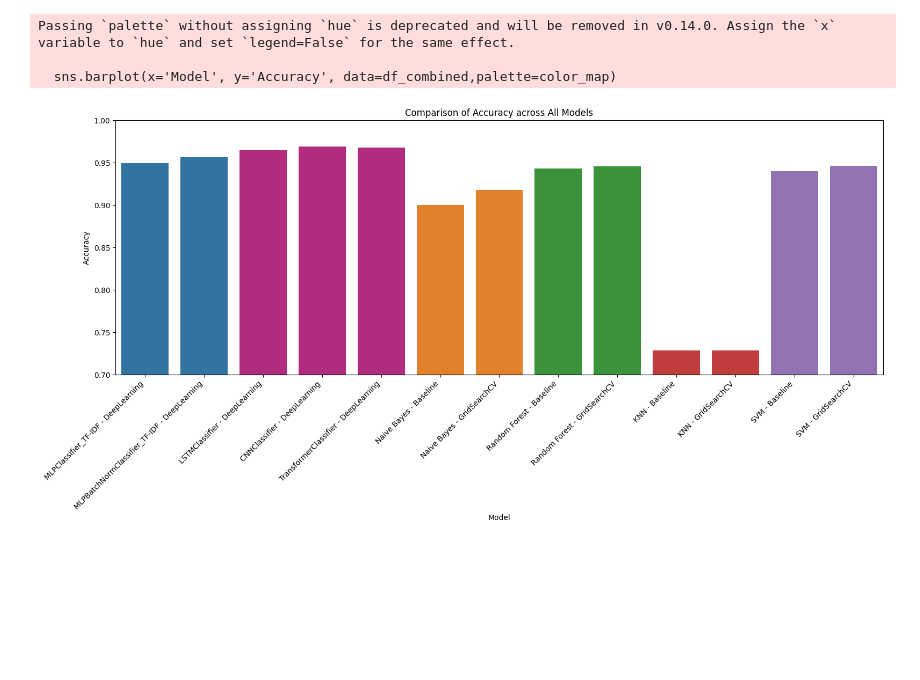
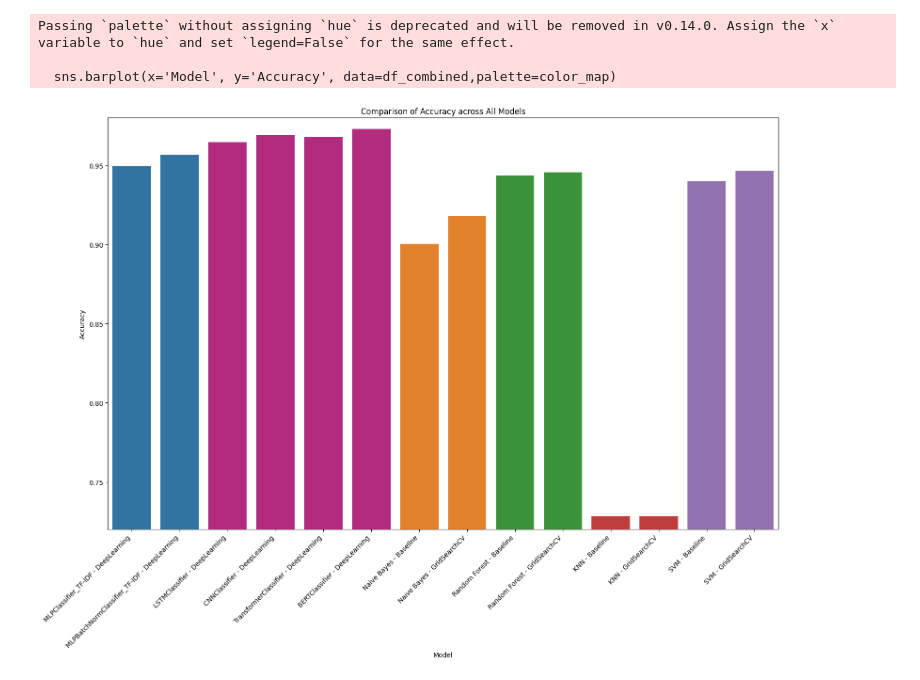
Before and after one commit to jien0404/20_NewsGroups_Project2, a Jupyter notebook: notebooks/3_Deep_Learning.ipynb, the cells around one changed output. Cells and saved outputs as stored; diff of their text form; code cells hidden in the pictures; blank space fills up the shorter version.

```diff
--- a/notebooks/3_Deep_Learning.ipynb
+++ b/notebooks/3_Deep_Learning.ipynb
@@ -83,24 +80,25 @@ model_names = df_combined['Model'].unique()
 
 # Tạo danh sách màu thủ công
 colors = ['#1f77b4'] * 2  # 2 cột đầu cùng màu (màu xanh dương mặc định)
-colors.extend(['#c71585', '#c71585', '#c71585', '#ff7f0e', '#ff7f0e', '#2ca02c', '#2ca02c', '#d62728', '#d62728', '#9467bd', '#9467bd'])  # 10 cột sau, mỗi cặp một màu
+colors.extend(['#c71585'] * 4)
+colors.extend(['#ff7f0e', '#ff7f0e', '#2ca02c', '#2ca02c', '#d62728', '#d62728', '#9467bd', '#9467bd'])  # 10 cột sau, mỗi cặp một màu
 
 # Tạo một dictionary ánh xạ tên mô hình đến màu sắc
 color_map = dict(zip(model_names, colors))
 # %%
 # Vẽ bar plot so sánh Accuracy giữa các mô hình
-plt.figure(figsize=(16, 8))
+plt.figure(figsize=(16, 12))
 sns.barplot(x='Model', y='Accuracy', data=df_combined,palette=color_map)
 plt.title('Comparison of Accuracy across All Models')
 plt.ylabel('Accuracy')
 plt.xlabel('Model')
 plt.xticks(rotation=45, ha='right')
-plt.ylim(0.7, 1.0)
+plt.ylim(0.72, 0.98)
 plt.tight_layout()
 plt.savefig(os.path.join(figures_dir, "all_models_accuracy.png"))
 plt.show()
 # %% [output]
 Passing `palette` without assigning `hue` is deprecated and will be removed in v0.14.0. Assign the `x` variable to `hue` and set `legend=False` for the same effect.
 
   sns.barplot(x='Model', y='Accuracy', data=df_combined,palette=color_map)
-[figure, old version]
+[figure, new version]
```
Also changed, not shown: parts of 2 cells of this notebook, 2 other files.
